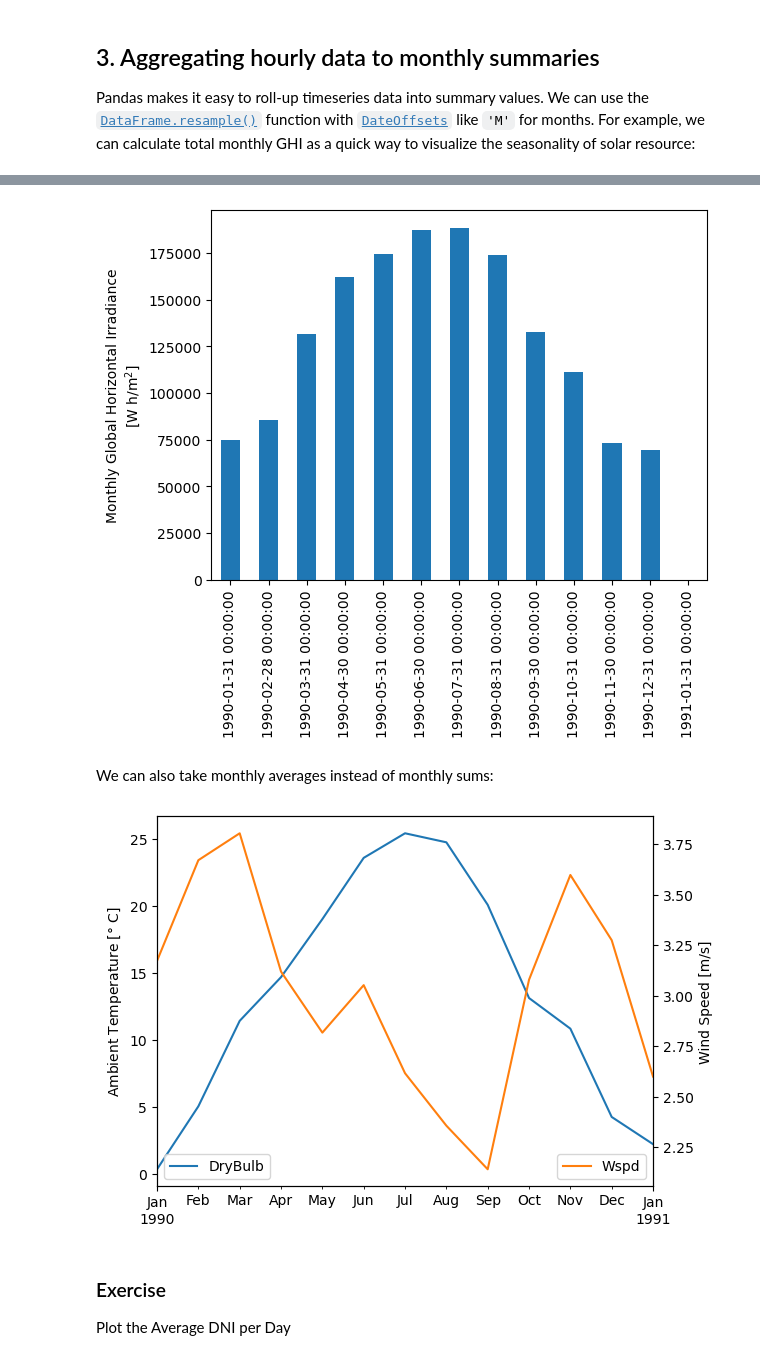
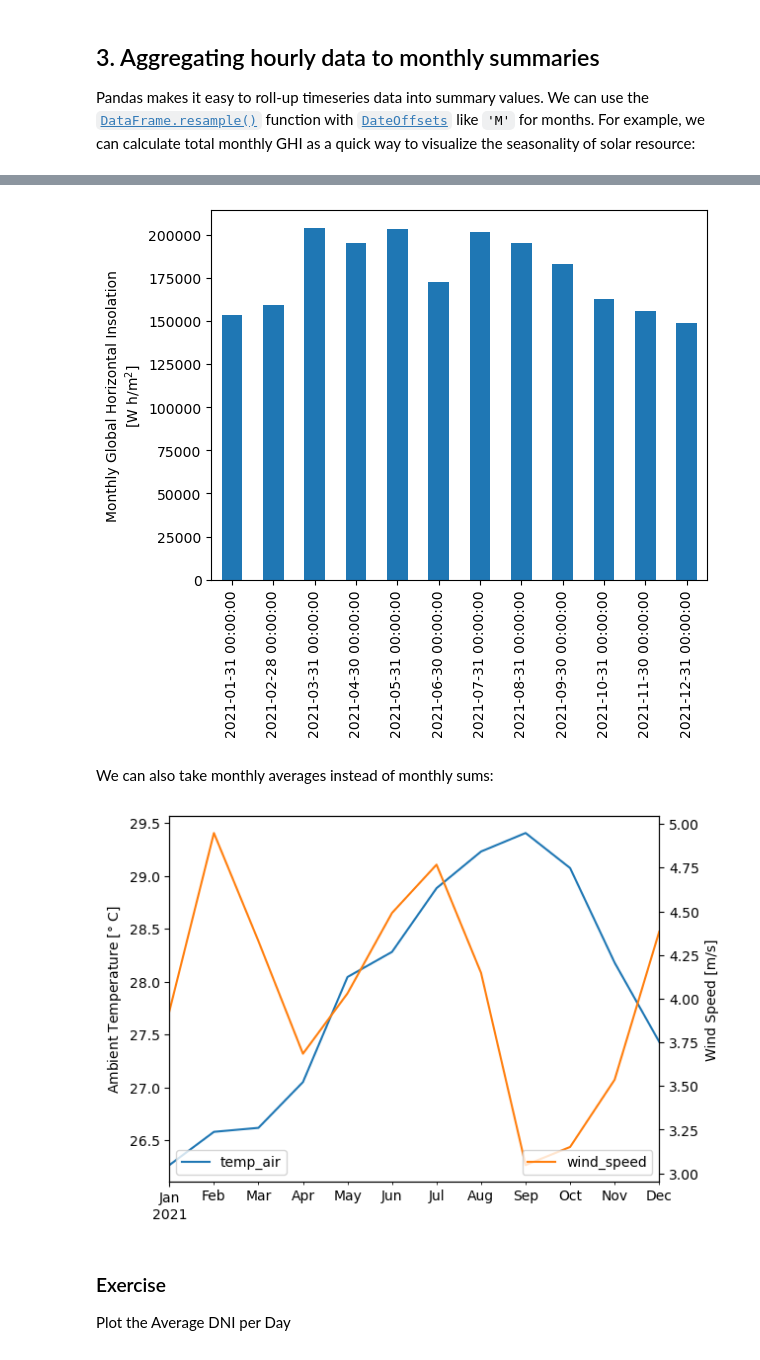
Before and after one commit to PV-Tutorials/2025_pvlib_UNM, a Jupyter notebook: Tutorial 1 - TMY Weather Data.ipynb, the cells around one changed output, grey strips where cells are left out. Cells and saved outputs as stored; diff of their text form; code cells hidden in the pictures.

```diff
--- a/Tutorial 1 - TMY Weather Data.ipynb
+++ b/Tutorial 1 - TMY Weather Data.ipynb
@@ -178,11 +178,11 @@ if NREL_API_KEY is None:
     except KeyError:
         NREL_API_KEY = 'DEMO_KEY'  # OK for this demo, but better to get your own key
 # %%
-df, metadata = pvlib.iotools.get_psm3(
+df_tmy, metadata = pvlib.iotools.get_psm3(
     latitude=18.4671, longitude=-66.1185,
     api_key=NREL_API_KEY,
-    email='mark.mikofski@dnv.com',  # <-- any email works here fine
-    names='tmy')
+    email='silvana.ovaitt@nrel.com',  # <-- any email works here fine
+    names='2021')
 metadata
 # %% [output]
 {'Source': 'NSRDB',
@@ -308,7 +271,7 @@ At this point we are interested in <b> GHI, DHI, DNI, DryBulb </b> and <b> Wind
 # GHI, DHI, DNI are irradiance measurements
 # DryBulb is the "dry-bulb" (ambient) temperature
 # Wspd is wind speed
-df = df_tmy[['GHI', 'DHI', 'DNI', 'DryBulb', 'Wspd']]
+df_tmy = df_tmy[['ghi', 'dhi', 'dni', 'temp_air', 'wind_speed']]
 # show the first 15 rows:
-df.head(15)
+df_tmy.head(15)
 # %% [output]
@@ -401,23 +364,23 @@ Freq: M, Name: GHI, dtype: int64
 # %%
 monthly_ghi = monthly_ghi.tz_localize(None)  # don't need timezone for monthly data
 monthly_ghi.plot.bar()
-plt.ylabel('Monthly Global Horizontal Irradiance\n[W h/m$^2$]');
+plt.ylabel('Monthly Global Horizontal Insolation\n[W h/m$^2$]');
 # %% [output]
-[figure, old version]
+[figure, new version]
 # %% [markdown]
 We can also take monthly averages instead of monthly sums:
 # %%
 fig, ax1 = plt.subplots()
 ax2 = ax1.twinx()  # add a second y-axis
-monthly_average_temp_wind = df[['DryBulb', 'Wspd']].resample('M').mean()
-monthly_average_temp_wind['DryBulb'].plot(ax=ax1, c='tab:blue')
-monthly_average_temp_wind['Wspd'].plot(ax=ax2, c='tab:orange')
+monthly_average_temp_wind = df_tmy[['temp_air', 'wind_speed']].resample('ME').mean()
+monthly_average_temp_wind['temp_air'].plot(ax=ax1, c='tab:blue')
+monthly_average_temp_wind['wind_speed'].plot(ax=ax2, c='tab:orange')
 ax1.set_ylabel(r'Ambient Temperature [$\degree$ C]')
 ax2.set_ylabel(r'Wind Speed [m/s]')
 ax1.legend(loc='lower left')
 ax2.legend(loc='lower right');
 # %% [output]
-[figure, old version]
+[figure, new version]
 # %% [markdown]
 ### Exercise
 
```
Also changed, not shown: parts of 26 cells of this notebook, 5 other files.
